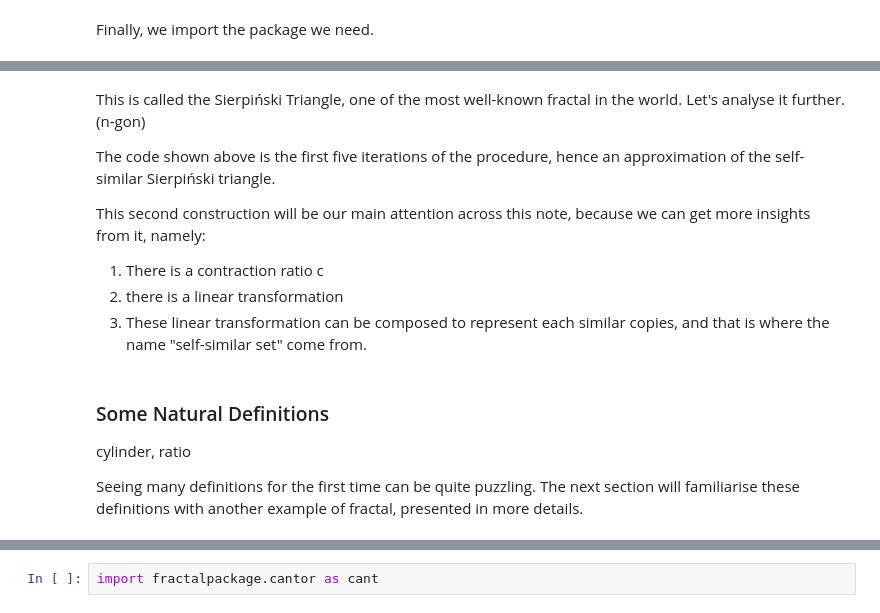
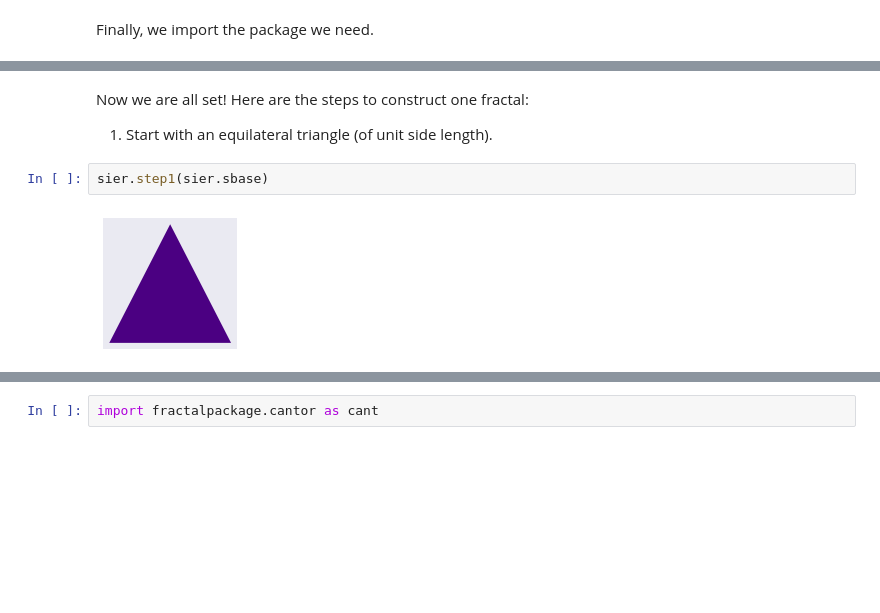
Before and after one commit to salimstnl/bme-fractal, a Jupyter notebook: main.ipynb, the cells around one changed output, grey strips where cells are left out. Cells and saved outputs as stored; diff of their text form; blank space fills up the shorter version.

```diff
--- a/main.ipynb
+++ b/main.ipynb
@@ -149,16 +79,8 @@ NameError: ignored
-# %% [markdown]
-This is called the Sierpiński Triangle, one of the most well-known fractal in the world. Let's analyse it further. (n-gon)
-
-The code shown above is the first five iterations of the procedure, hence an approximation of the self-similar Sierpiński triangle.
-
-This second construction will be our main attention across this note, because we can get more insights from it, namely:
-
-1. There is a contraction ratio c
-2. there is a linear transformation
-3. These linear transformation can be composed to represent each similar copies, and that is where the name "self-similar set" come from.
-# %% [markdown]
-### Some Natural Definitions
-
-cylinder, ratio
-
-Seeing many definitions for the first time can be quite puzzling. The next section will familiarise these definitions with another example of fractal, presented in more details.
+# %% [markdown]
+Now we are all set! Here are the steps to construct one fractal:
+
+1. Start with an equilateral triangle (of unit side length).
+# %%
+sier.step1(sier.sbase)
+# %% [output]
+[figure, added]
```
Also changed, not shown: parts of 44 cells of this notebook.
